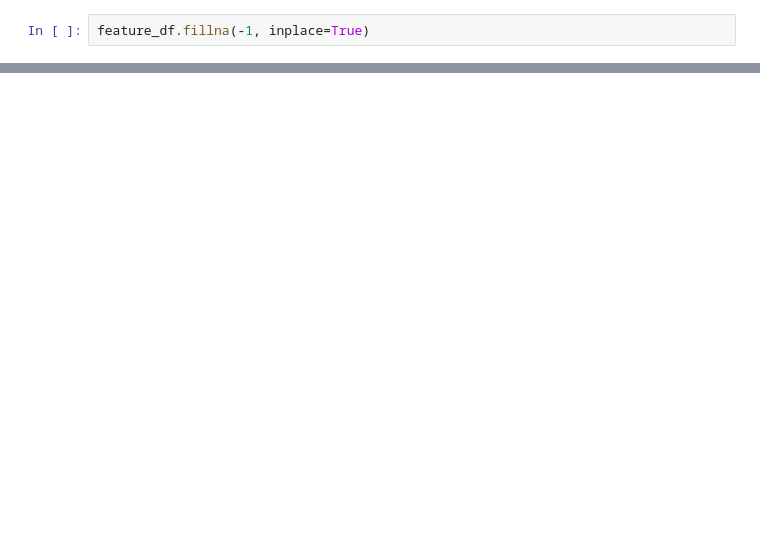
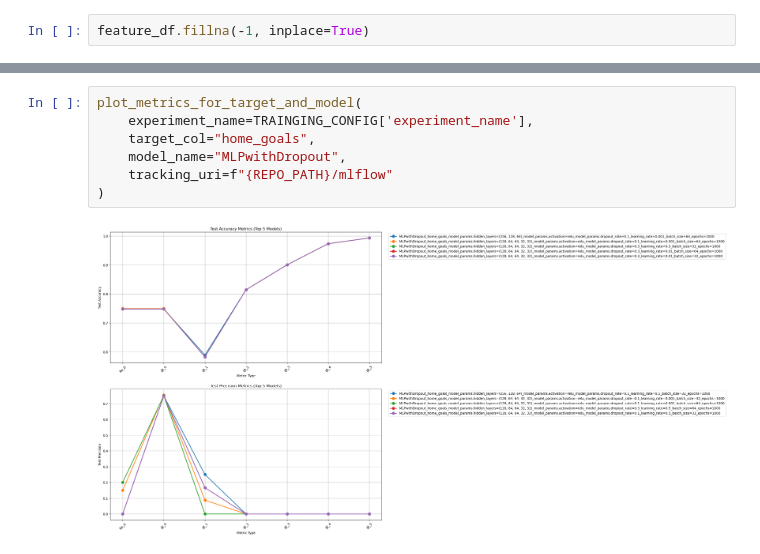
Before and after one commit to 1111111huang/betbot, a Jupyter notebook: notebooks/modeling/deep_nn.ipynb, the cells around one changed output, grey strips where cells are left out. Drawn from its saved outputs; the diff is of its cells as text; blank space fills up the shorter version.

```diff
--- a/notebooks/modeling/deep_nn.ipynb
+++ b/notebooks/modeling/deep_nn.ipynb
@@ -75,0 +88,9 @@ KeyboardInterrupt:
+# %%
+plot_metrics_for_target_and_model(
+    experiment_name=TRAINGING_CONFIG['experiment_name'],
+    target_col="home_goals",
+    model_name="MLPwithDropout",
+    tracking_uri=f"{REPO_PATH}/mlflow"
+)
+# %% [output]
+[figure, added]
```
Also changed, not shown: parts of 7 cells of this notebook, 2 other files.
